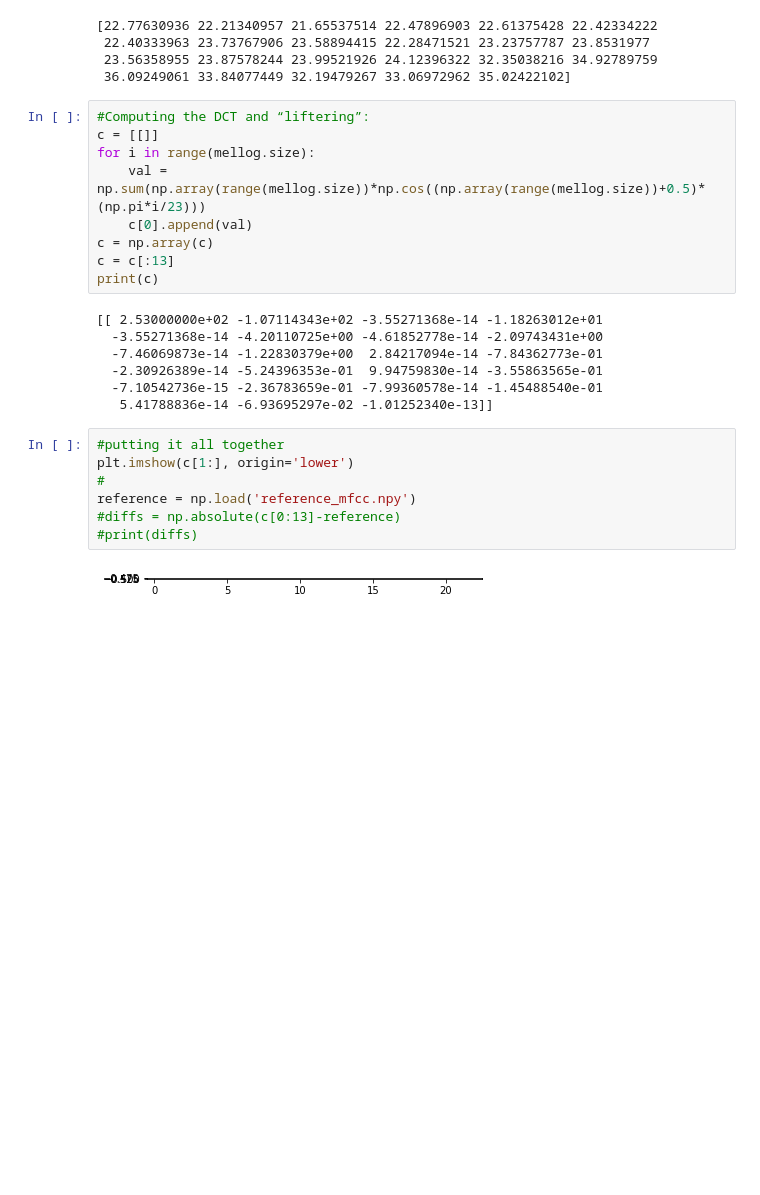
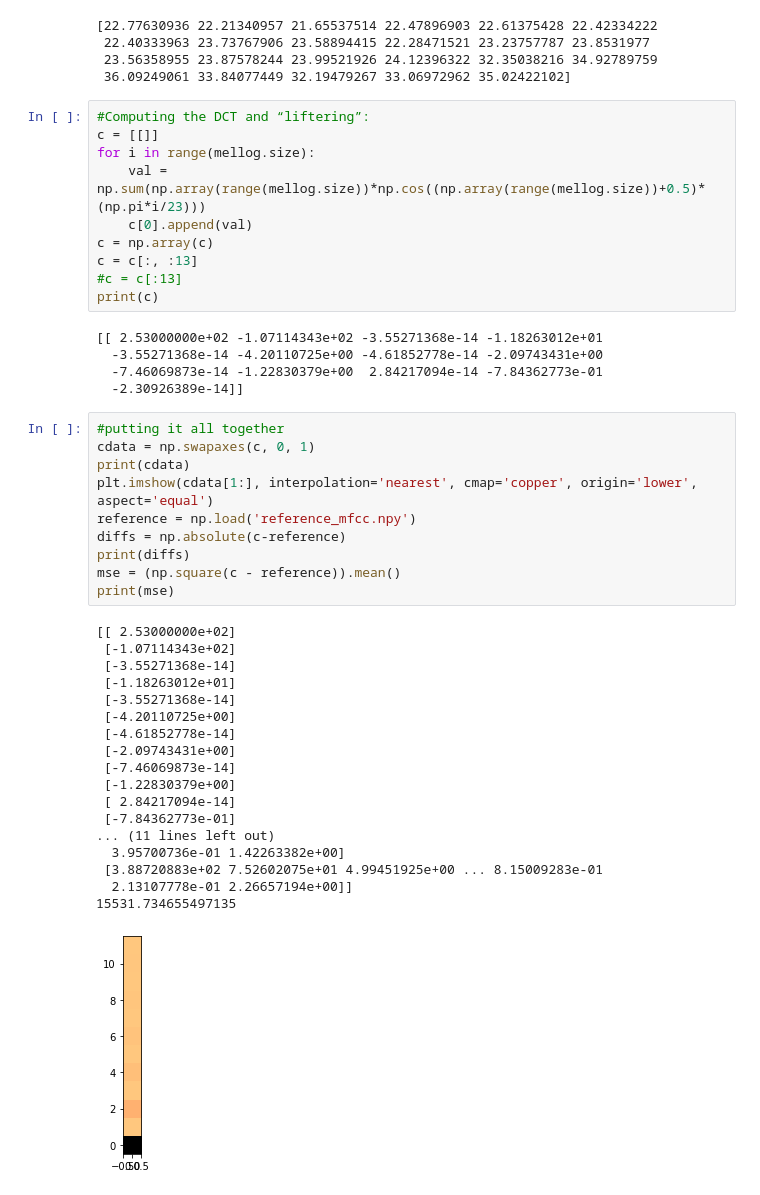
Before and after one commit to eragon1248/cs373-mfcc, a Jupyter notebook: mfcc.ipynb, the cells around one changed output. Drawn from its saved outputs; the diff is of its cells as text; blank space fills up the shorter version.

```diff
--- a/mfcc.ipynb
+++ b/mfcc.ipynb
@@ -181,21 +181,40 @@ for i in range(mellog.size):
     val = np.sum(np.array(range(mellog.size))*np.cos((np.array(range(mellog.size))+0.5)*(np.pi*i/23)))
     c[0].append(val)
 c = np.array(c)
-c = c[:13]
+c = c[:, :13]
+#c = c[:13]
 print(c)
 # %% [output]
 [[ 2.53000000e+02 -1.07114343e+02 -3.55271368e-14 -1.18263012e+01
   -3.55271368e-14 -4.20110725e+00 -4.61852778e-14 -2.09743431e+00
   -7.46069873e-14 -1.22830379e+00  2.84217094e-14 -7.84362773e-01
-  -2.30926389e-14 -5.24396353e-01  9.94759830e-14 -3.55863565e-01
-  -7.10542736e-15 -2.36783659e-01 -7.99360578e-14 -1.45488540e-01
-   5.41788836e-14 -6.93695297e-02 -1.01252340e-13]]
+  -2.30926389e-14]]
 # %%
 #putting it all together
-plt.imshow(c[1:], origin='lower')
-#
+cdata = np.swapaxes(c, 0, 1)
+print(cdata)
+plt.imshow(cdata[1:], interpolation='nearest', cmap='copper', origin='lower', aspect='equal')
 reference = np.load('reference_mfcc.npy')
-#diffs = np.absolute(c[0:13]-reference)
-#print(diffs)
+diffs = np.absolute(c-reference)
+print(diffs)
+mse = (np.square(c - reference)).mean()
+print(mse)
 # %% [output]
+[[ 2.53000000e+02]
+ [-1.07114343e+02]
+ [-3.55271368e-14]
+ [-1.18263012e+01]
+ [-3.55271368e-14]
+ [-4.20110725e+00]
+ [-4.61852778e-14]
+ [-2.09743431e+00]
+ [-7.46069873e-14]
+ [-1.22830379e+00]
+ [ 2.84217094e-14]
+ [-7.84362773e-01]
+... (11 lines left out)
+  3.95700736e-01 1.42263382e+00]
+ [3.88720883e+02 7.52602075e+01 4.99451925e+00 ... 8.15009283e-01
+  2.13107778e-01 2.26657194e+00]]
+15531.734655497135
-[figure, old version]
+[figure, new version]
```
